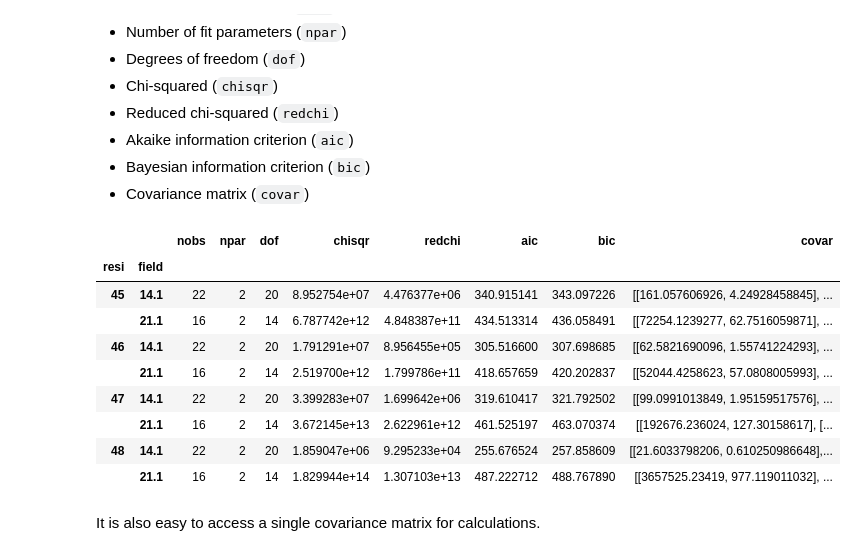
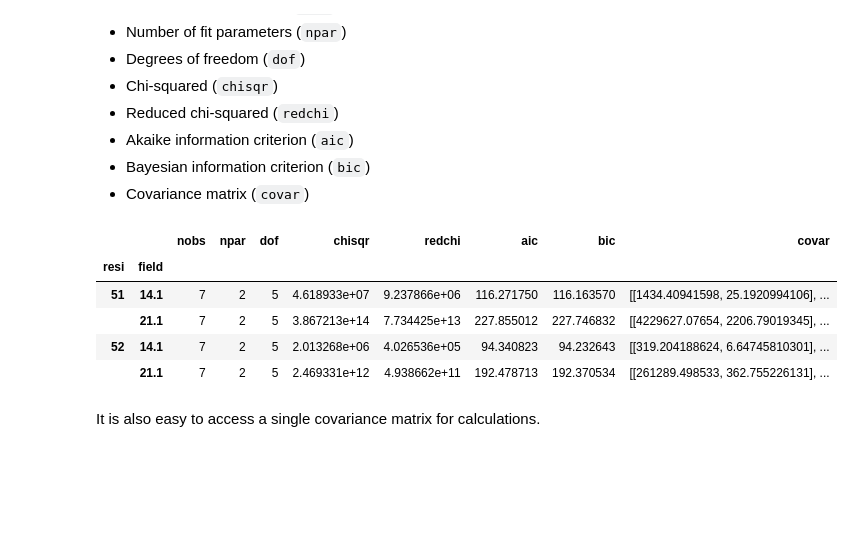
Before and after one commit to mlgill/pdLSR, a Jupyter notebook: pdNLS/demo/pdNLS_demo.ipynb, the cells around one changed output. Drawn from its saved outputs; the diff is of its cells as text; code cells hidden in the pictures; blank space fills up the shorter version.

```diff
--- a/pdNLS/demo/pdNLS_demo.ipynb
+++ b/pdNLS/demo/pdNLS_demo.ipynb
@@ -217,18 +210,14 @@ The **stats** table contains statistics for each of the regressions:
 * Bayesian information criterion (`bic`)
 * Covariance matrix (`covar`)
 # %%
-fit_data.stats.head(n=8)
+fit_data.stats.head(n=4)
 # %% [output]
 |  |  | nobs | npar | dof | chisqr | redchi | aic | bic | covar |
 | resi | field |  |  |  |  |  |  |  |  |
-| 45 | 14.1 | 22 | 2 | 20 | 8.952754e+07 | 4.476377e+06 | 340.915141 | 343.097226 | [[161.057606926, 4.24928458845], ... |
-|  | 21.1 | 16 | 2 | 14 | 6.787742e+12 | 4.848387e+11 | 434.513314 | 436.058491 | [[72254.1239277, 62.7516059871], ... |
-| 46 | 14.1 | 22 | 2 | 20 | 1.791291e+07 | 8.956455e+05 | 305.516600 | 307.698685 | [[62.5821690096, 1.55741224293], ... |
-|  | 21.1 | 16 | 2 | 14 | 2.519700e+12 | 1.799786e+11 | 418.657659 | 420.202837 | [[52044.4258623, 57.0808005993], ... |
-| 47 | 14.1 | 22 | 2 | 20 | 3.399283e+07 | 1.699642e+06 | 319.610417 | 321.792502 | [[99.0991013849, 1.95159517576], ... |
-|  | 21.1 | 16 | 2 | 14 | 3.672145e+13 | 2.622961e+12 | 461.525197 | 463.070374 | [[192676.236024, 127.30158617], [... |
-| 48 | 14.1 | 22 | 2 | 20 | 1.859047e+06 | 9.295233e+04 | 255.676524 | 257.858609 | [[21.6033798206, 0.610250986648],... |
-|  | 21.1 | 16 | 2 | 14 | 1.829944e+14 | 1.307103e+13 | 487.222712 | 488.767890 | [[3657525.23419, 977.119011032], ... |
+| 51 | 14.1 | 7 | 2 | 5 | 4.618933e+07 | 9.237866e+06 | 116.271750 | 116.163570 | [[1434.40941598, 25.1920994106], ... |
+|  | 21.1 | 7 | 2 | 5 | 3.867213e+14 | 7.734425e+13 | 227.855012 | 227.746832 | [[4229627.07654, 2206.79019345], ... |
+| 52 | 14.1 | 7 | 2 | 5 | 2.013268e+06 | 4.026536e+05 | 94.340823 | 94.232643 | [[319.204188624, 6.64745810301], ... |
+|  | 21.1 | 7 | 2 | 5 | 2.469331e+12 | 4.938662e+11 | 192.478713 | 192.370534 | [[261289.498533, 362.755226131], ... |
 # %% [markdown]
 It is also easy to access a single covariance matrix for calculations.
 # %%
```
Also changed, not shown: parts of 9 cells of this notebook, 1 other file.
